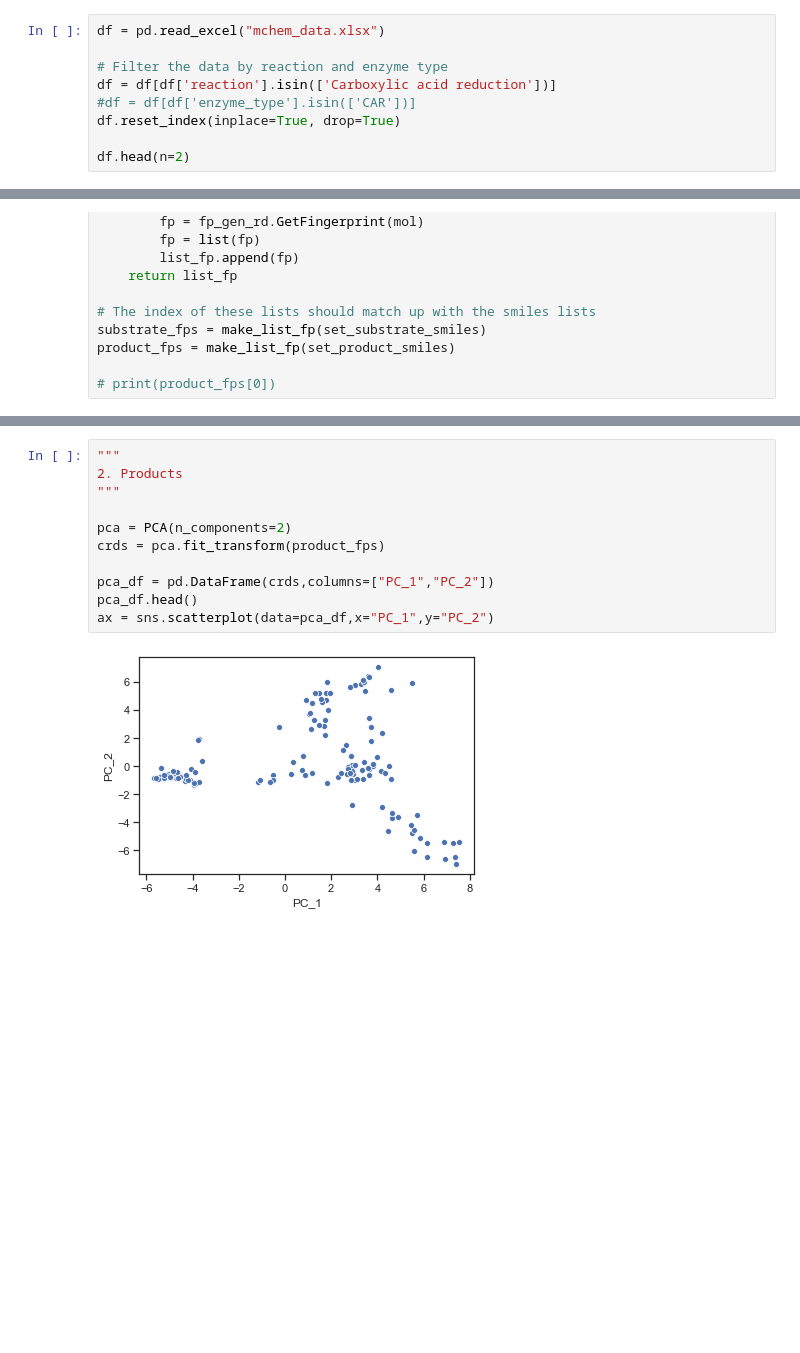
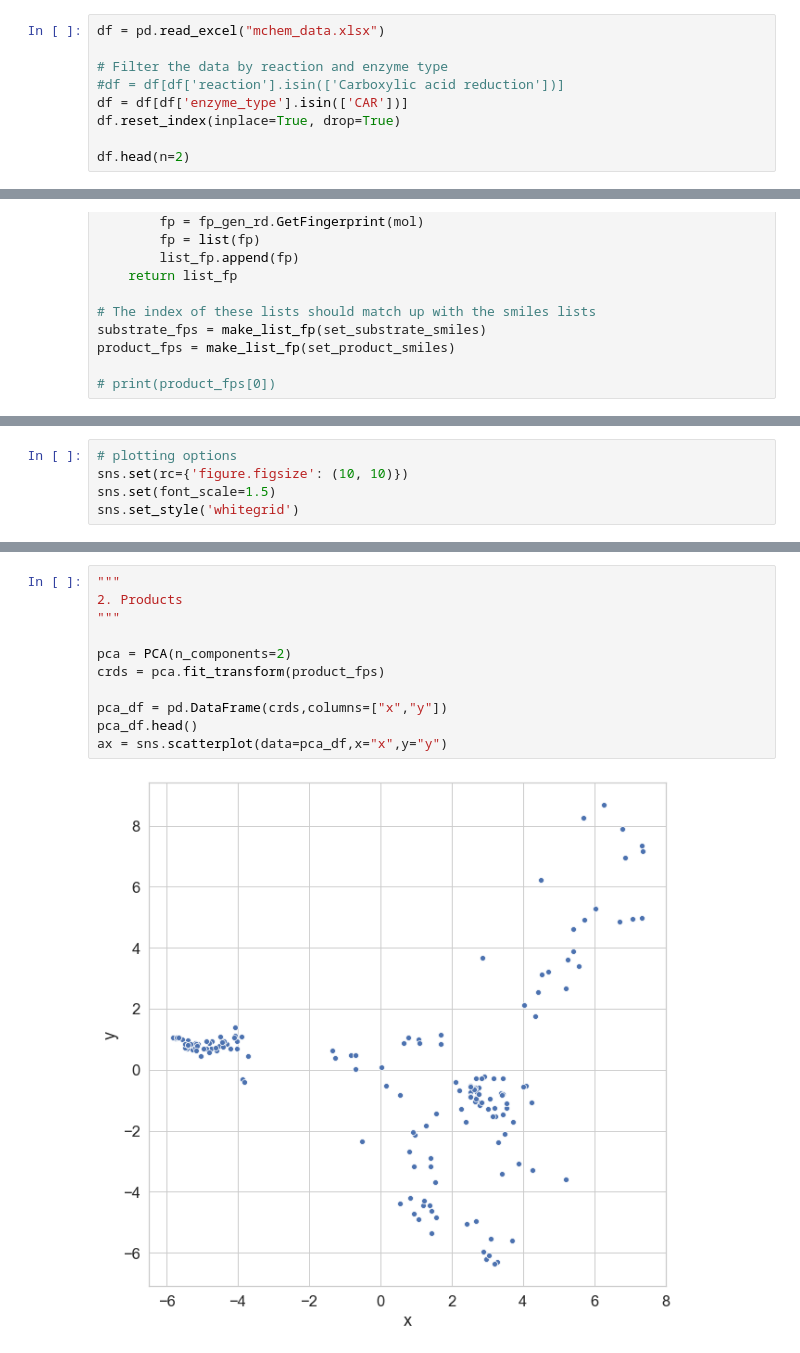
Before and after one commit to willfinnigan/fluffy-waddle, a Jupyter notebook: pca_example.ipynb, the cells around one changed output, grey strips where cells are left out. Drawn from its saved outputs; the diff is of its cells as text; blank space fills up the shorter version.

```diff
--- a/pca_example.ipynb
+++ b/pca_example.ipynb
@@ -16,8 +17,8 @@ from sklearn.decomposition import PCA
 df = pd.read_excel("mchem_data.xlsx")
 
 # Filter the data by reaction and enzyme type
-df = df[df['reaction'].isin(['Carboxylic acid reduction'])]
-#df = df[df['enzyme_type'].isin(['CAR'])]
+#df = df[df['reaction'].isin(['Carboxylic acid reduction'])]
+df = df[df['enzyme_type'].isin(['CAR'])]
 df.reset_index(inplace=True, drop=True)
 
 df.head(n=2)
@@ -137,3 +134,8 @@ Then add the resulting 2D co-ordinates to a new dataframe, and plot using seabor
+# %%
+# plotting options
+sns.set(rc={'figure.figsize': (10, 10)})
+sns.set(font_scale=1.5)
+sns.set_style('whitegrid')
 # %%
 """
 1. Substrates
@@ -150,13 +152,13 @@ ax = sns.scatterplot(data=pca_df,x="PC_1",y="PC_2")
 # %%
 """
 2. Products
 """
 
 pca = PCA(n_components=2)
 crds = pca.fit_transform(product_fps)
 
-pca_df = pd.DataFrame(crds,columns=["PC_1","PC_2"])
+pca_df = pd.DataFrame(crds,columns=["x","y"])
 pca_df.head()
-ax = sns.scatterplot(data=pca_df,x="PC_1",y="PC_2")
+ax = sns.scatterplot(data=pca_df,x="x",y="y")
 # %% [output]
-[figure, old version]
+[figure, new version]
```
Also changed, not shown: parts of 7 cells of this notebook.
